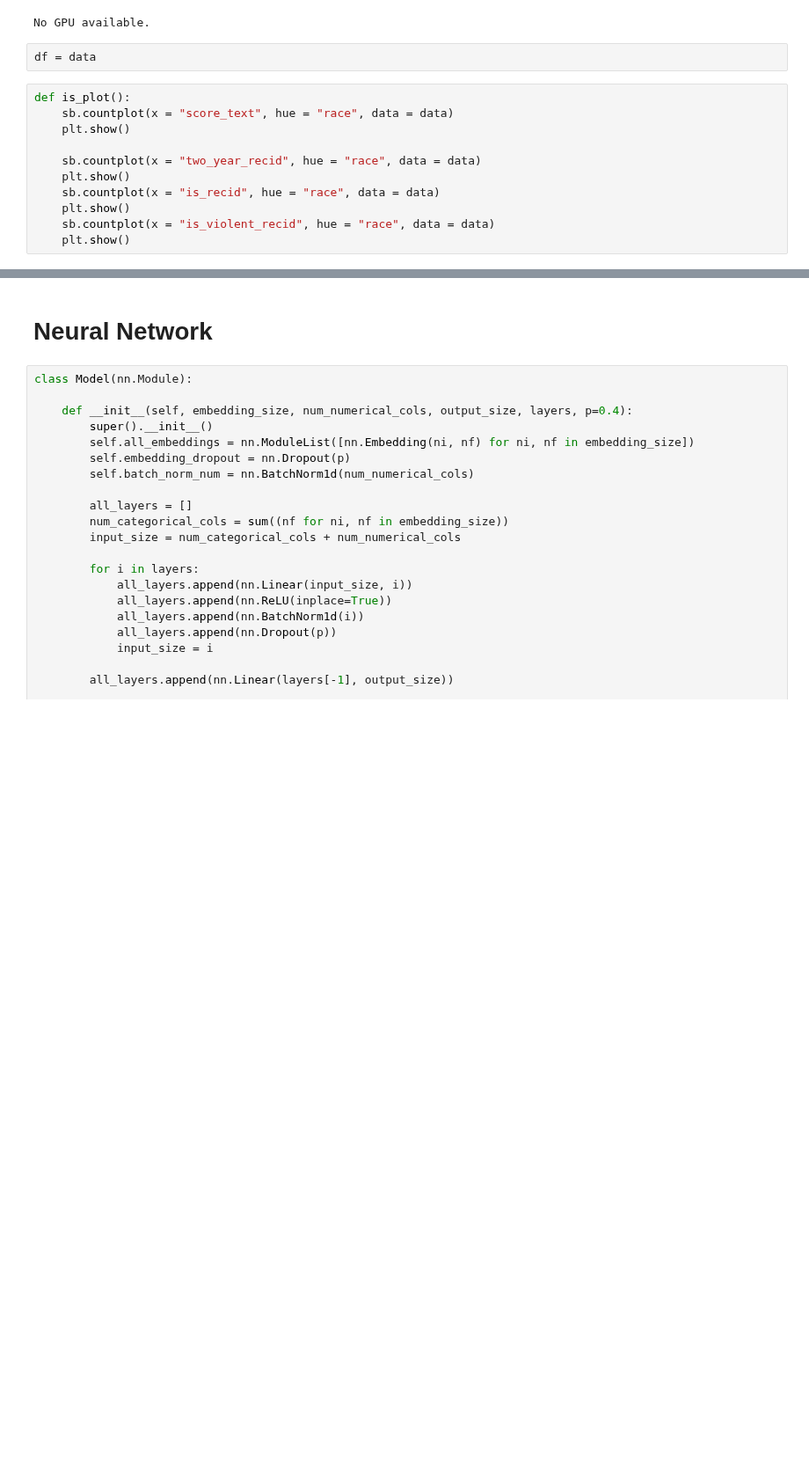
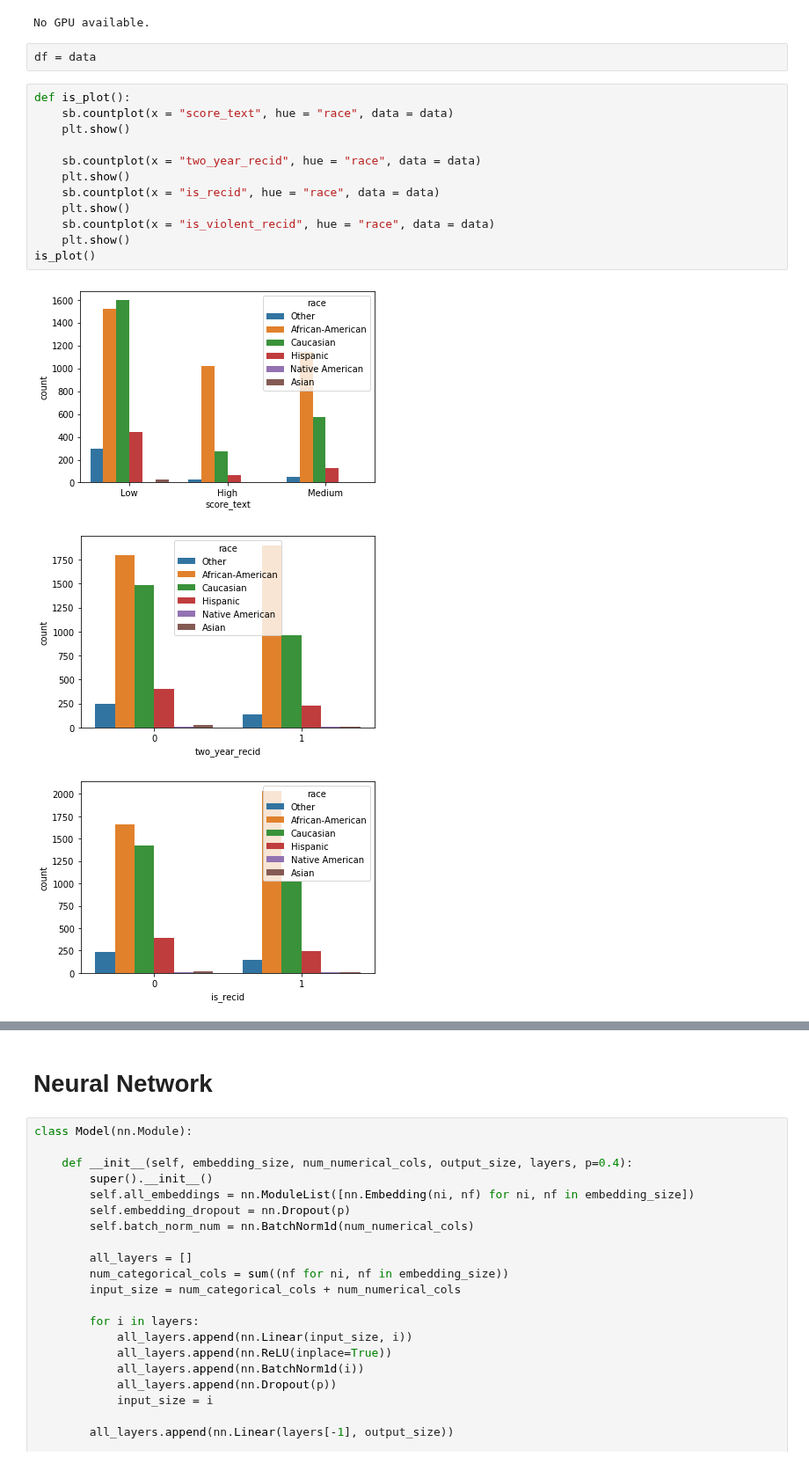
Before and after one commit to oskarwiese/fagprojekt, a Jupyter notebook: src/Classifier_notebook.ipynb, the cells around one changed output, grey strips where cells are left out. Shown at 88% size. Saved outputs shown, nothing was run; the diff lists cells and outputs as text; blank space fills up the shorter version.

```diff
--- a/src/Classifier_notebook.ipynb
+++ b/src/Classifier_notebook.ipynb
@@ -58,11 +57,16 @@ df = data
 # %%
 def is_plot():
     sb.countplot(x = "score_text", hue = "race", data = data)
     plt.show()
 
     sb.countplot(x = "two_year_recid", hue = "race", data = data)
     plt.show()
     sb.countplot(x = "is_recid", hue = "race", data = data)
     plt.show()
     sb.countplot(x = "is_violent_recid", hue = "race", data = data)
     plt.show()
+is_plot()
+# %% [output]
+[figure, added]
+[figure, added]
+[figure, added]
```
Also changed, not shown: parts of 7 cells of this notebook.
